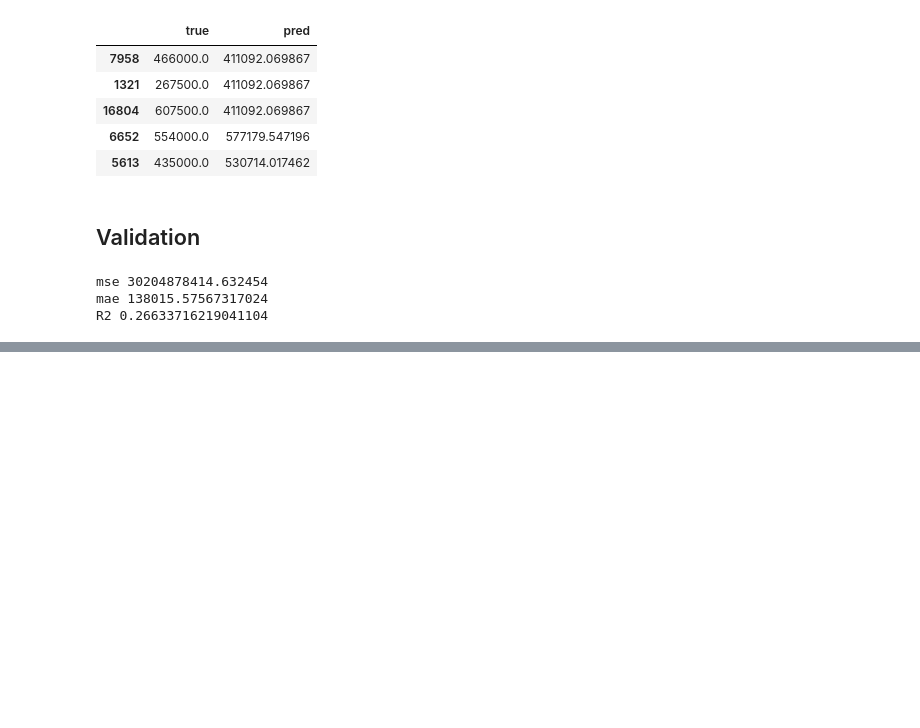
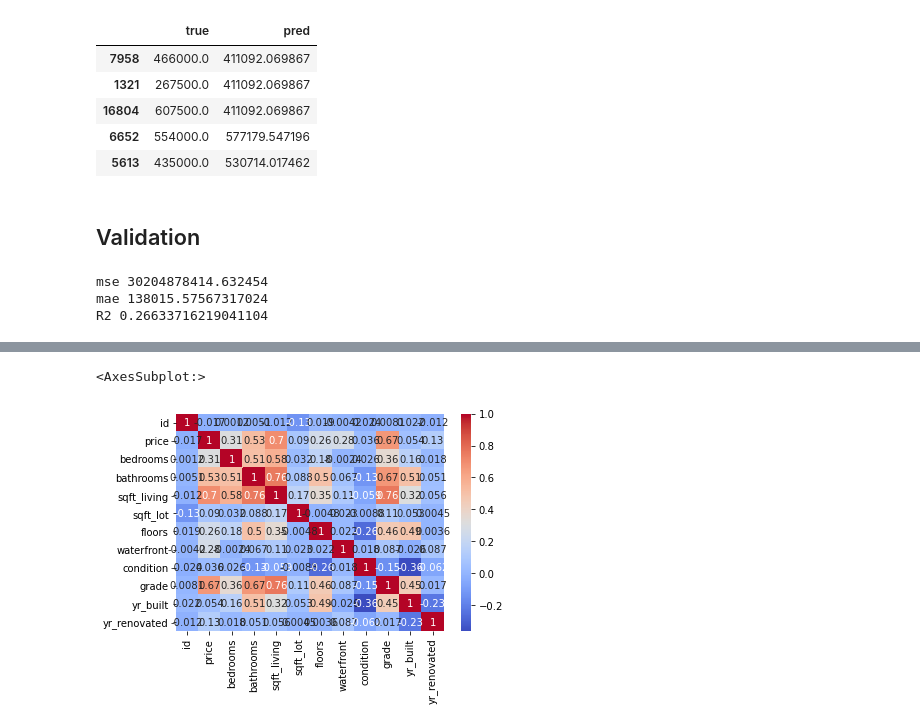
Before and after one commit to Leila-Nyambura/king-county-house-price-prediction-LRM, a Jupyter notebook: Leonard.ipynb, the cells around one changed output, grey strips where cells are left out. Cells and saved outputs as stored; diff of their text form; code cells hidden in the pictures; blank space fills up the shorter version.

```diff
--- a/Leonard.ipynb
+++ b/Leonard.ipynb
@@ -405,0 +428,6 @@ R2 0.26633716219041104
+# %%
+#maybe we skipped sth...
+
+df_new = pd.read_csv('data/kc_house_data.csv')
+df_new.drop(columns= ['date','view','sqft_above','sqft_basement','zipcode','lat','long','sqft_living15','sqft_lot15'],inplace = True)
+df_new.head()
@@ -405,0 +441,6 @@ R2 0.26633716219041104
+# %%
+df_new.drop_duplicates(inplace= True)
+sns.heatmap(df_new.corr(),cmap="coolwarm",annot=True)
+# %% [output]
+<AxesSubplot:>
+[figure, added]
```
Also changed, not shown: parts of 4 cells of this notebook.
